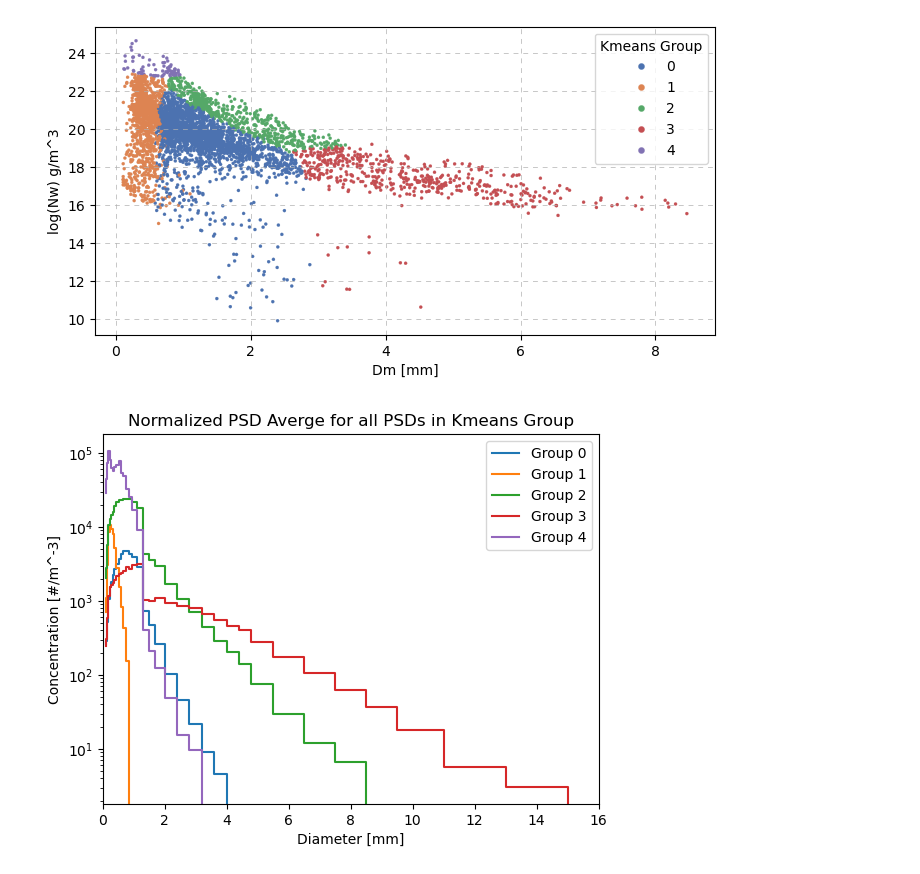
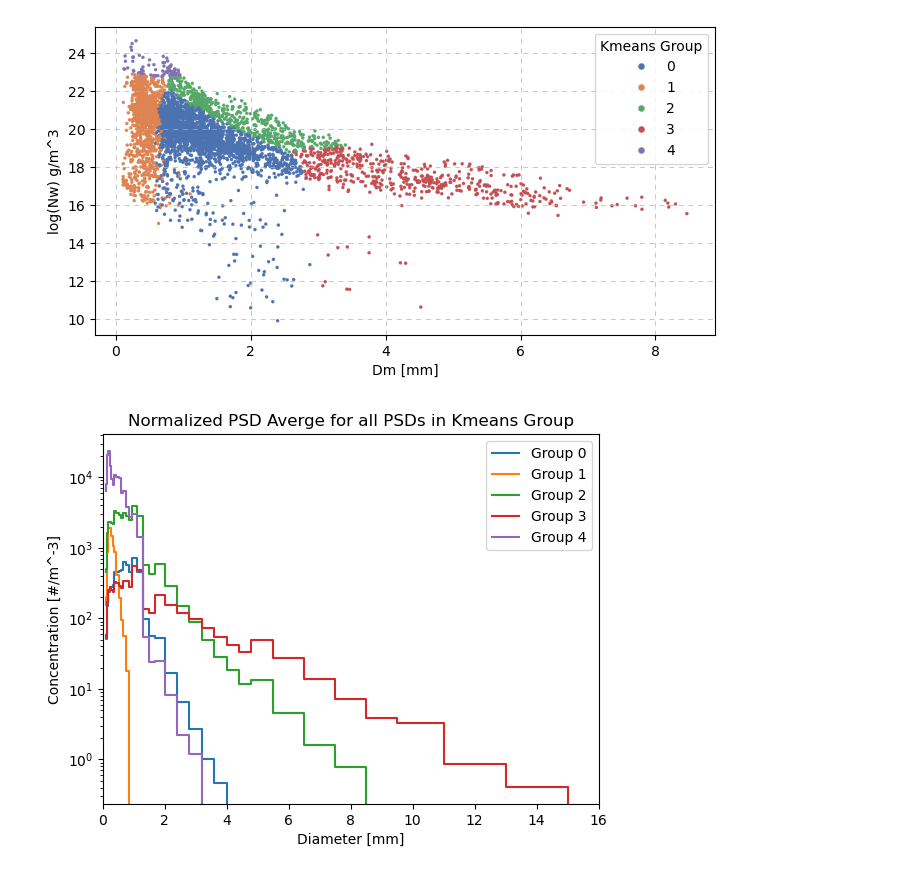
Before and after one commit to klundstrom33/ATMS-523-Module-8-Project, a Jupyter notebook: Clustering.ipynb, the cells around one changed output. Saved outputs shown, nothing was run; the diff lists cells and outputs as text; code cells hidden in the pictures.

```diff
--- a/Clustering.ipynb
+++ b/Clustering.ipynb
@@ -460,13 +460,13 @@ for n in range(nclusters):
 # %%
 # Plotting normalized, median PSD for each group
 labels = ['Group 0', 'Group 1', 'Group 2', 'Group 3', 'Group 4', 'Group 5', 'Group 6', 'Group 7', 'Group 8']
 for n in range(nclusters):
-    plt.step(PSD_ds.binmid.values*10**-3,avg_conc_ls[n].values*(PSD_ds.binmid.values*10**-6), label=labels[n])
+    plt.step(PSD_ds.binmid.values*10**-3,avg_conc_ls[n].values*(PSD_ds.bin_width.values*10**-6), label=labels[n])
     plt.yscale('log')
     plt.xlim(0,16)
     plt.legend()
     plt.ylabel('Concentration [#/m^-3]')
     plt.xlabel('Diameter [mm]')
     plt.title('Normalized PSD Averge for all PSDs in Kmeans Group')
 # %% [output]
-[figure, old version]
+[figure, new version]
```
